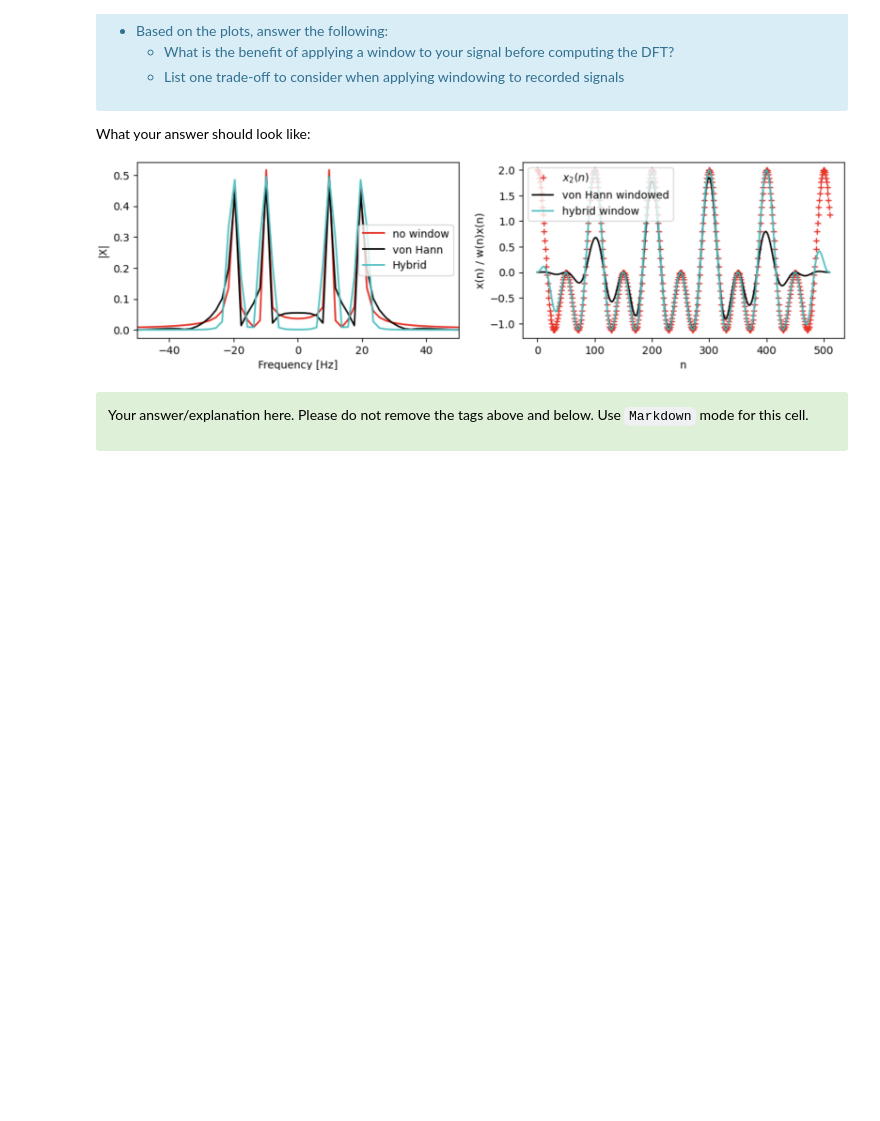
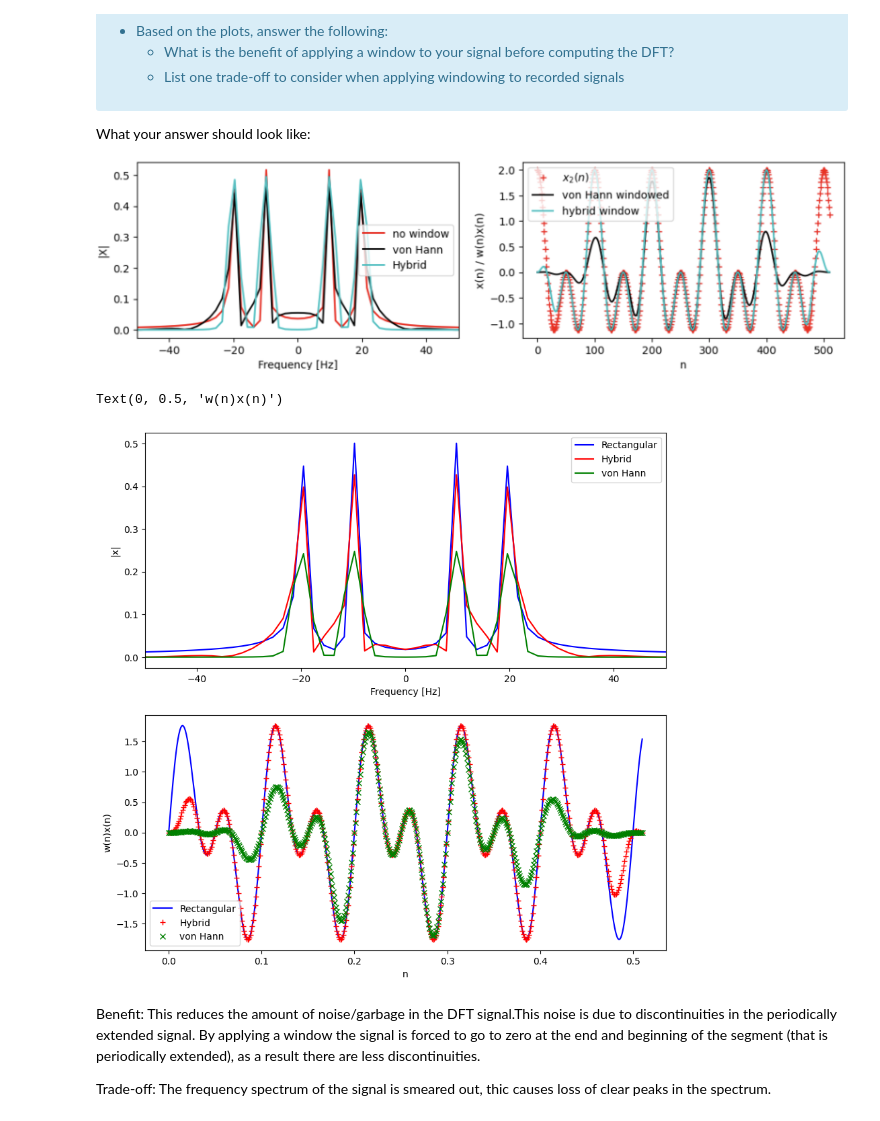
Before and after one commit to mrcocolinho/MSPS-Assignments, a Jupyter notebook: Notebooks/Assignment 1/ex01.ipynb, the cells around one changed output. Saved outputs shown, nothing was run; the diff lists cells and outputs as text; code cells hidden in the pictures; blank space fills up the shorter version.

Commit message:
ex window finished

```diff
--- a/Notebooks/Assignment 1/ex01.ipynb
+++ b/Notebooks/Assignment 1/ex01.ipynb
@@ -532,12 +593,49 @@ What your answer should look like:
-# %% [markdown]
-
-<div class="alert alert-success">
-<span style="color:black">
-
-
-Your answer/explanation here. Please do not remove the tags above and below. Use `Markdown` mode for this cell.
-
-
-
-</span>
-</div>
+# %%
+fs = 1000
+con= np.concatenate((array_in[0], h_rest, array_out[1]))
+h_hann= np.hanning(511)
+
+n21 = np.arange(0,0.511,1/fs)
+x21 = (np.sin(2*np.pi*10*n21) + np.sin(2*np.pi*20*n21))
+DFT21=np.fft.fft(x21)
+mag21=np.fft.fftshift(np.abs(DFT21)/n21.size)
+a21=mag21.size
+freq21= np.fft.fftshift(np.fft.fftfreq(a21, d=1/fs))
+
+n22 = np.arange(0,0.511,1/fs)
+x22 = con*(np.sin(2*np.pi*10*n22) + np.sin(2*np.pi*20*n22))
+DFT22=np.fft.fft(x22)
+mag22=np.fft.fftshift(np.abs(DFT22)/n22.size)
+a22=mag22.size
+freq22= np.fft.fftshift(np.fft.fftfreq(a22, d=1/fs))
+
+n23 = np.arange(0,0.511,1/fs)
+x23 = h_hann*(np.sin(2*np.pi*10*n23) + np.sin(2*np.pi*20*n23))
+DFT23=np.fft.fft(x23)
+mag23=np.fft.fftshift(np.abs(DFT23)/n23.size)
+a23=mag23.size
+freq23= np.fft.fftshift(np.fft.fftfreq(a23, d=1/fs))
+
+fig, (ax1, ax2) = plt.subplots(2,1, figsize=(10,10))
+ax1.plot(freq21,mag21,'b',label='Rectangular')
+ax1.plot(freq22,mag22,'r', label='Hybrid')
+ax1.plot(freq23,mag23,'g', label='von Hann')
+ax1.set_xlim([-50,50])
+ax1.legend()
+ax1.set_xlabel('Frequency [Hz]')
+ax1.set_ylabel('|x|')
+
+ax2.plot(n21, x21, 'b',label='Rectangular')
+ax2.plot(n22,x22,'r+', label='Hybrid')
+ax2.plot(n23,x23,'gx', label='von Hann')
+ax2.legend()
+ax2.set_xlabel('n')
+ax2.set_ylabel('w(n)x(n)')
+# %% [output]
+Text(0, 0.5, 'w(n)x(n)')
+[figure, added]
+# %% [markdown]
+
+Benefit: This reduces the amount of noise/garbage in the DFT signal.This noise is due to discontinuities in the periodically extended signal. By applying a window the signal is forced to go to zero at the end and beginning of the segment (that is periodically extended), as a result there are less discontinuities.
+
+Trade-off: The frequency spectrum of the signal is smeared out, thic causes loss of clear peaks in the spectrum.
```
Also changed, not shown: parts of 9 cells of this notebook.
